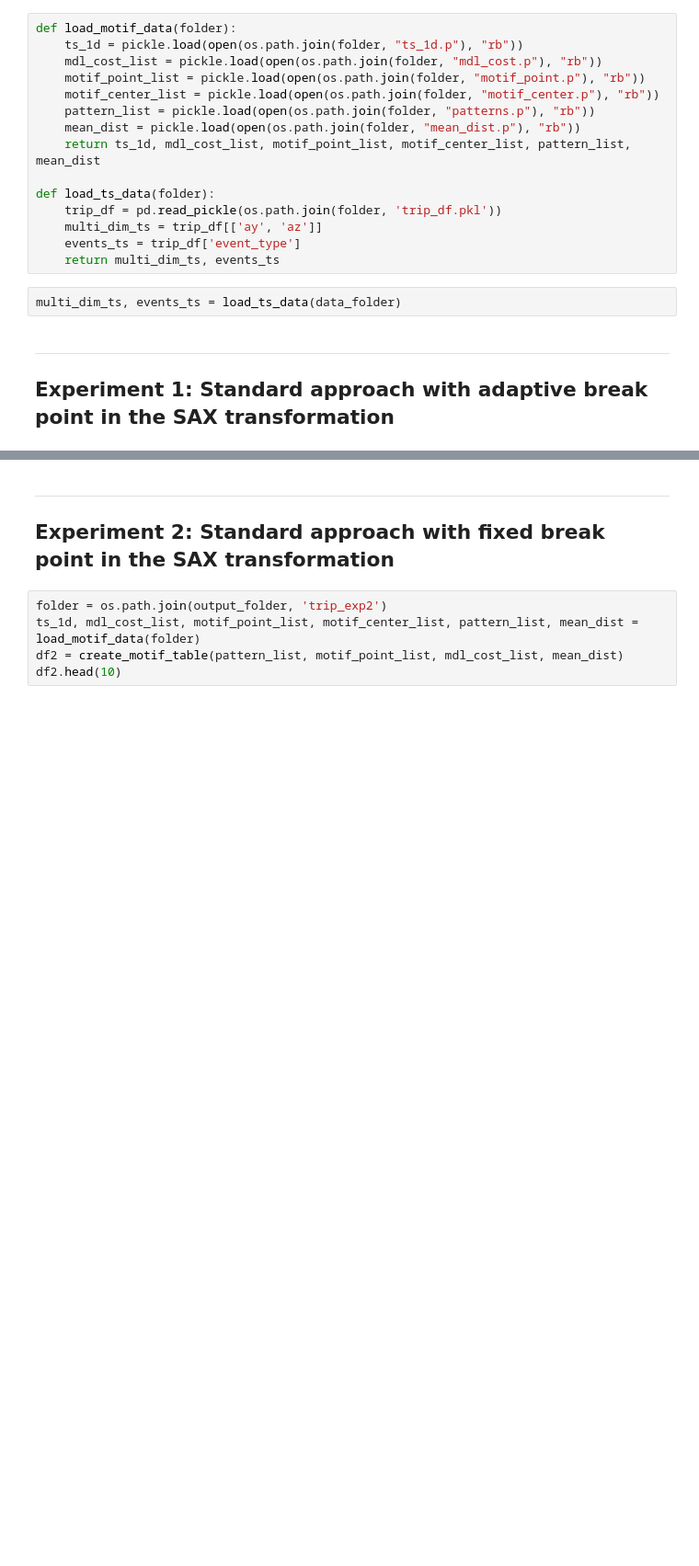
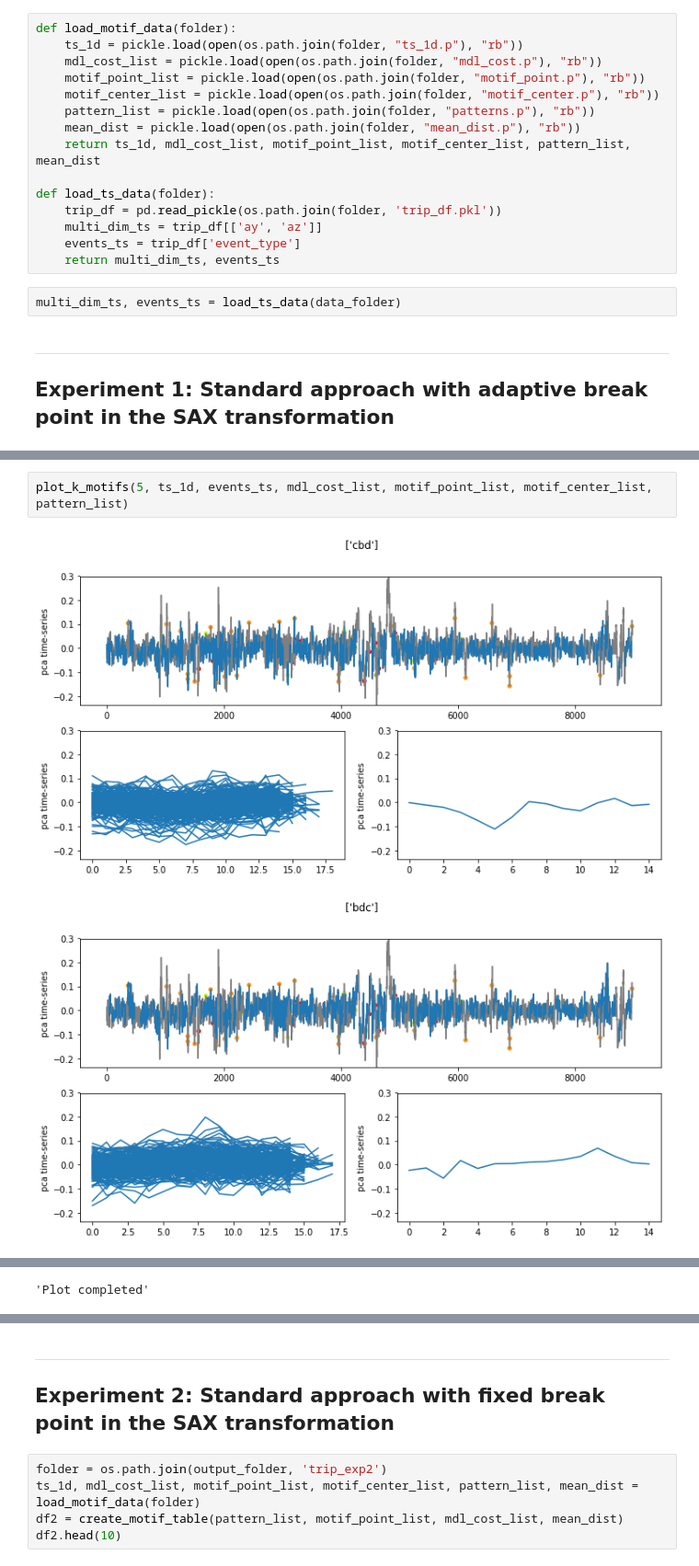
Before and after one commit to misilva73/extendedMD, a Jupyter notebook: notebooks/parameter_viz_v3.ipynb, the cells around one changed output, grey strips where cells are left out. Shown at 92% size. Drawn from its saved outputs; the diff is of its cells as text; blank space fills up the shorter version.

```diff
--- a/notebooks/parameter_viz_v3.ipynb
+++ b/notebooks/parameter_viz_v3.ipynb
@@ -65,0 +66,5 @@ plt.show()
+# %%
+plot_k_motifs(5, ts_1d, events_ts, mdl_cost_list, motif_point_list, motif_center_list, pattern_list)
+# %% [output]
+[figure, added]
+[figure, added]
@@ -66,3 +74,4 @@ plt.show()
+'Plot completed'
 # %%
 plot_k_multdim_motifs(5, multi_dim_ts, events_ts, mdl_cost_list, motif_point_list, motif_center_list, pattern_list)
 # %% [output]
```
Also changed, not shown: parts of 10 cells of this notebook, 11 other files.
